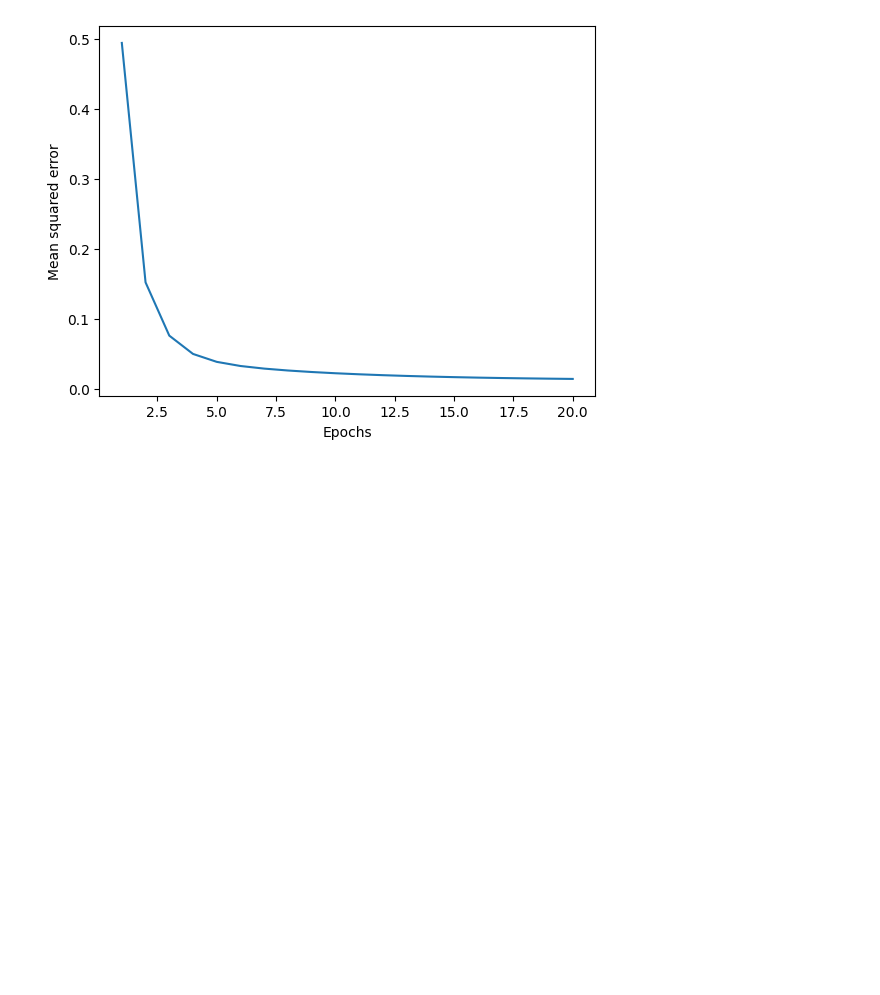
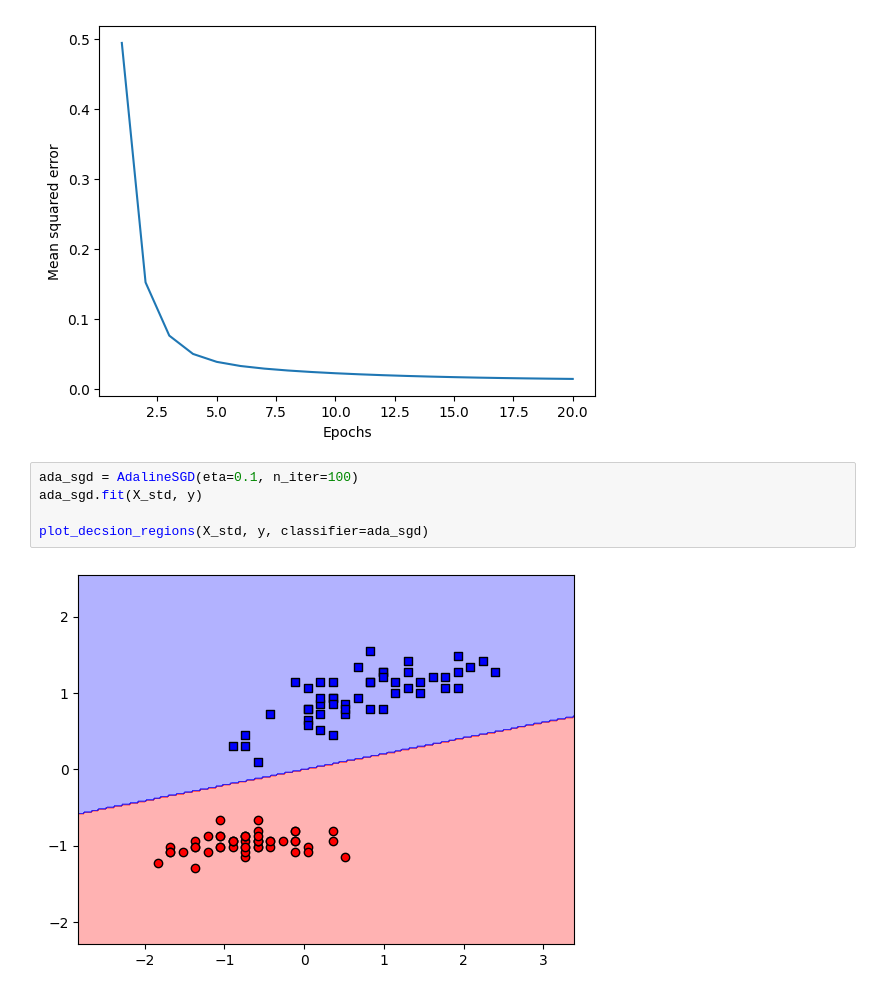
Before and after one commit to Blaise-bf/pyml-book, a Jupyter notebook: ch1-training-simple-ml-algorithms/demo.ipynb, the cells around one changed output. Saved outputs shown, nothing was run; the diff lists cells and outputs as text; blank space fills up the shorter version.

Commit message:
feat: added adaline sdg logic

```diff
--- a/ch1-training-simple-ml-algorithms/demo.ipynb
+++ b/ch1-training-simple-ml-algorithms/demo.ipynb
@@ -144,3 +144,10 @@ plt.ylabel('Mean squared error')
 plt.show()
 # %% [output]
 [figure]
+# %%
+ada_sgd = AdalineSGD(eta=0.1, n_iter=100)
+ada_sgd.fit(X_std, y)
+
+plot_decsion_regions(X_std, y, classifier=ada_sgd)
+# %% [output]
+[figure, added]
```
Also changed, not shown: parts of 2 cells of this notebook, 1 other file.
